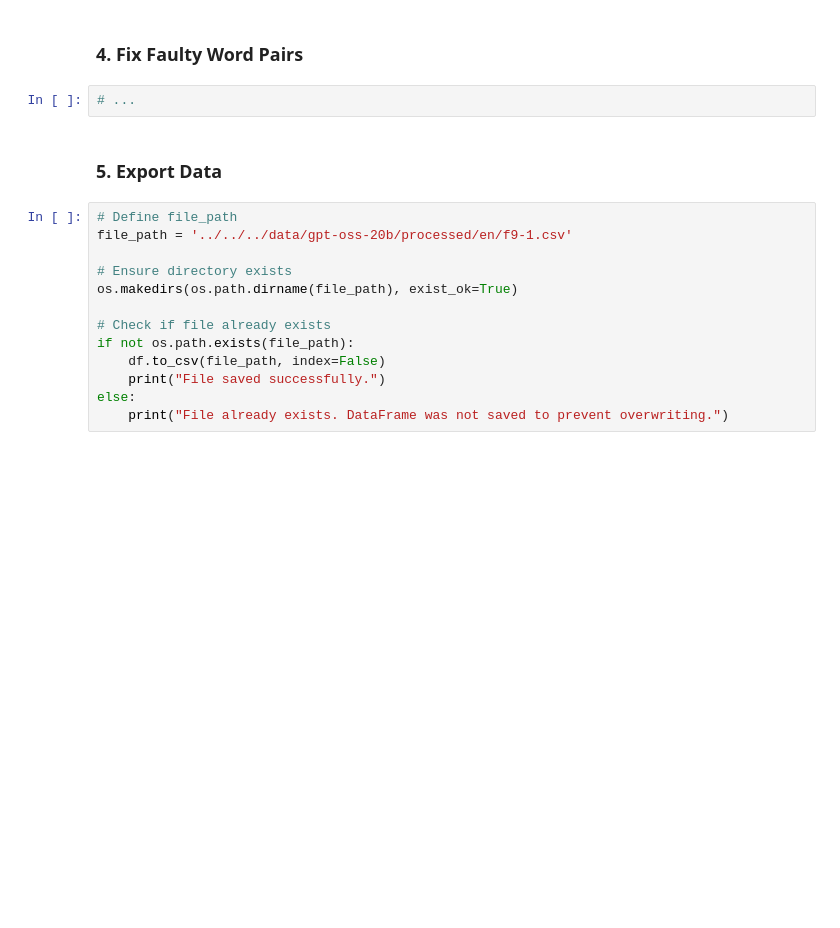
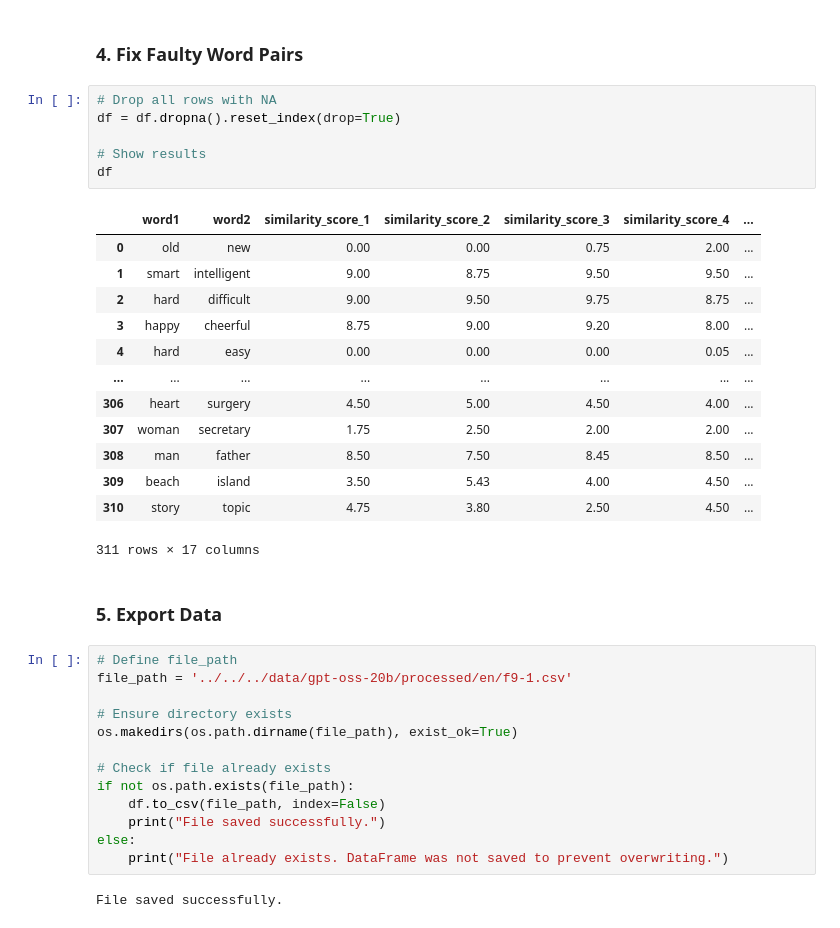
Before and after one commit to XanderSnelder/master-thesis, a Jupyter notebook: extract_data/en/gpt-oss-20b/f9-1.ipynb, the cells around one changed output. Drawn from its saved outputs; the diff is of its cells as text; blank space fills up the shorter version.

```diff
--- a/extract_data/en/gpt-oss-20b/f9-1.ipynb
+++ b/extract_data/en/gpt-oss-20b/f9-1.ipynb
@@ -229,8 +229,26 @@ rows_with_null
 | 324 | mouth | tooth | 5.50 | 5.00 | 7.00 | 4.00 | ... |
 # %% [markdown]
 ### **4. Fix Faulty Word Pairs**
-# %%
-# ...
+# %%
+# Drop all rows with NA
+df = df.dropna().reset_index(drop=True)
+
+# Show results
+df
+# %% [output]
+|  | word1 | word2 | similarity_score_1 | similarity_score_2 | similarity_score_3 | similarity_score_4 | ... |
+| 0 | old | new | 0.00 | 0.00 | 0.75 | 2.00 | ... |
+| 1 | smart | intelligent | 9.00 | 8.75 | 9.50 | 9.50 | ... |
+| 2 | hard | difficult | 9.00 | 9.50 | 9.75 | 8.75 | ... |
+| 3 | happy | cheerful | 8.75 | 9.00 | 9.20 | 8.00 | ... |
+| 4 | hard | easy | 0.00 | 0.00 | 0.00 | 0.05 | ... |
+| ... | ... | ... | ... | ... | ... | ... | ... |
+| 306 | heart | surgery | 4.50 | 5.00 | 4.50 | 4.00 | ... |
+| 307 | woman | secretary | 1.75 | 2.50 | 2.00 | 2.00 | ... |
+| 308 | man | father | 8.50 | 7.50 | 8.45 | 8.50 | ... |
+| 309 | beach | island | 3.50 | 5.43 | 4.00 | 4.50 | ... |
+| 310 | story | topic | 4.75 | 3.80 | 2.50 | 4.50 | ... |
+311 rows × 17 columns
 # %% [markdown]
 ### **5. Export Data**
 # %%
@@ -246,3 +264,5 @@ if not os.path.exists(file_path):
     print("File saved successfully.")
 else:
     print("File already exists. DataFrame was not saved to prevent overwriting.")
+# %% [output]
+File saved successfully.
```
Also changed, not shown: 3 other files.
